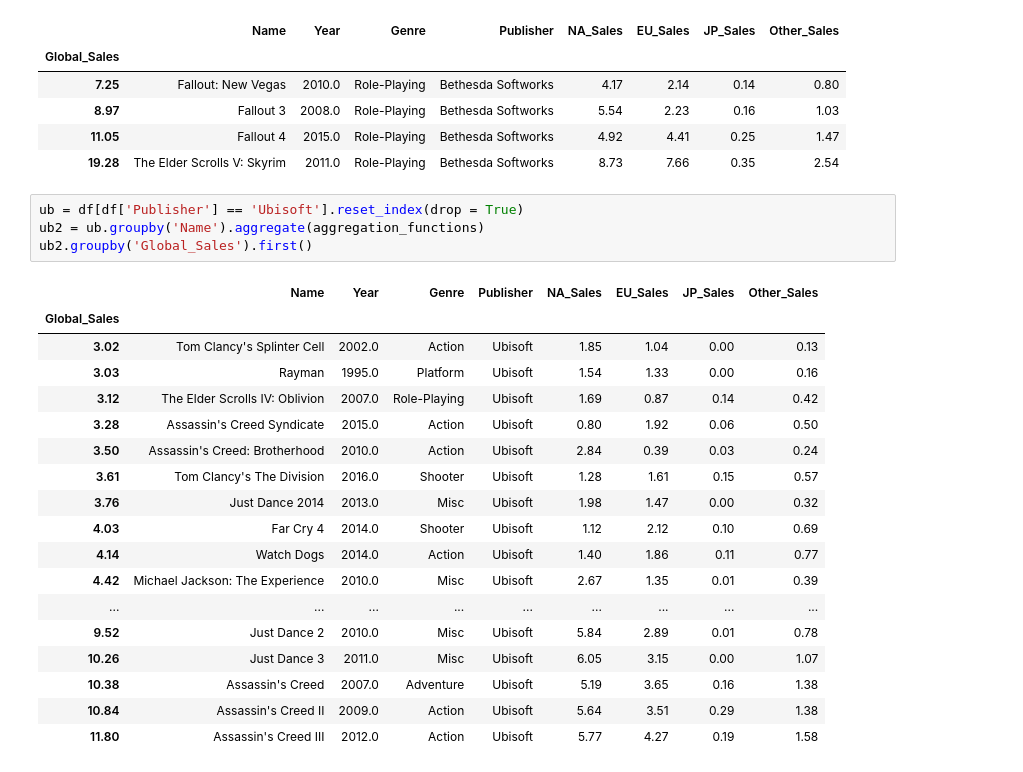
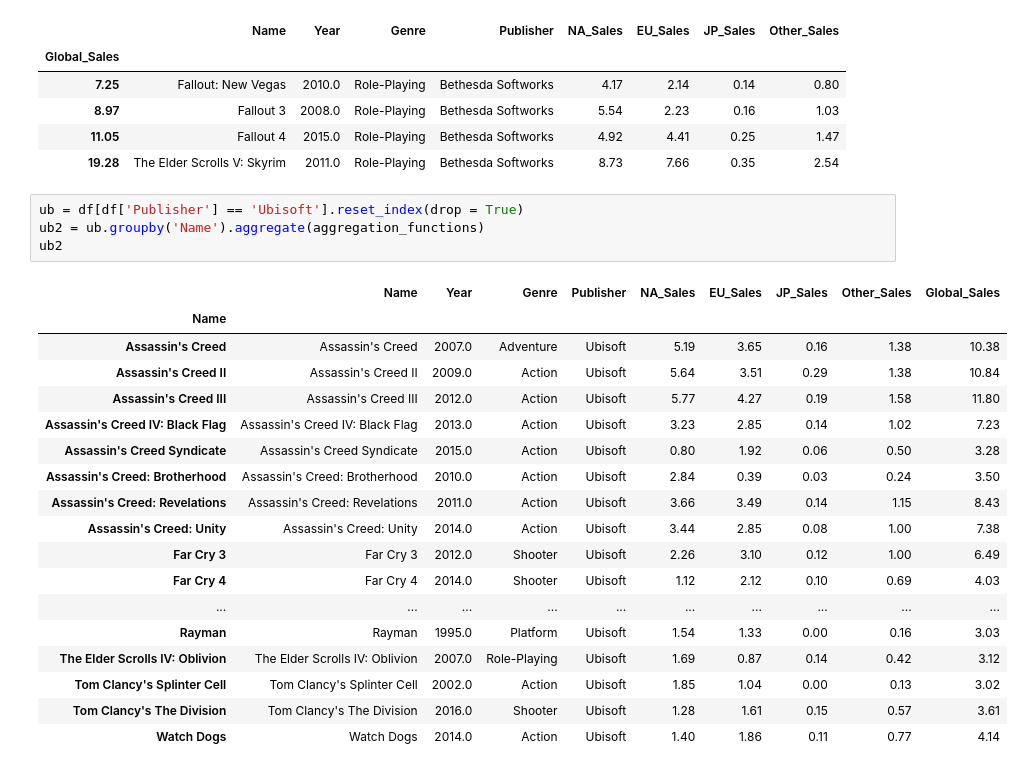
Before and after one commit to paulaked/data25-visualisations, a Jupyter notebook: Visualisations/Untitled.ipynb, the cells around one changed output. Drawn from its saved outputs; the diff is of its cells as text.

```diff
--- a/Visualisations/Untitled.ipynb
+++ b/Visualisations/Untitled.ipynb
@@ -174,23 +174,23 @@ bs2.groupby('Global_Sales').first()
 # %%
 ub = df[df['Publisher'] == 'Ubisoft'].reset_index(drop = True)
 ub2 = ub.groupby('Name').aggregate(aggregation_functions)
-ub2.groupby('Global_Sales').first()
+ub2
 # %% [output]
-|  | Name | Year | Genre | Publisher | NA_Sales | EU_Sales | JP_Sales | Other_Sales |
-| Global_Sales |  |  |  |  |  |  |  |  |
-| 3.02 | Tom Clancy's Splinter Cell | 2002.0 | Action | Ubisoft | 1.85 | 1.04 | 0.00 | 0.13 |
-| 3.03 | Rayman | 1995.0 | Platform | Ubisoft | 1.54 | 1.33 | 0.00 | 0.16 |
-| 3.12 | The Elder Scrolls IV: Oblivion | 2007.0 | Role-Playing | Ubisoft | 1.69 | 0.87 | 0.14 | 0.42 |
-| 3.28 | Assassin's Creed Syndicate | 2015.0 | Action | Ubisoft | 0.80 | 1.92 | 0.06 | 0.50 |
-| 3.50 | Assassin's Creed: Brotherhood | 2010.0 | Action | Ubisoft | 2.84 | 0.39 | 0.03 | 0.24 |
-| 3.61 | Tom Clancy's The Division | 2016.0 | Shooter | Ubisoft | 1.28 | 1.61 | 0.15 | 0.57 |
-| 3.76 | Just Dance 2014 | 2013.0 | Misc | Ubisoft | 1.98 | 1.47 | 0.00 | 0.32 |
-| 4.03 | Far Cry 4 | 2014.0 | Shooter | Ubisoft | 1.12 | 2.12 | 0.10 | 0.69 |
-| 4.14 | Watch Dogs | 2014.0 | Action | Ubisoft | 1.40 | 1.86 | 0.11 | 0.77 |
-| 4.42 | Michael Jackson: The Experience | 2010.0 | Misc | Ubisoft | 2.67 | 1.35 | 0.01 | 0.39 |
-| ... | ... | ... | ... | ... | ... | ... | ... | ... |
-| 9.52 | Just Dance 2 | 2010.0 | Misc | Ubisoft | 5.84 | 2.89 | 0.01 | 0.78 |
-| 10.26 | Just Dance 3 | 2011.0 | Misc | Ubisoft | 6.05 | 3.15 | 0.00 | 1.07 |
-| 10.38 | Assassin's Creed | 2007.0 | Adventure | Ubisoft | 5.19 | 3.65 | 0.16 | 1.38 |
-| 10.84 | Assassin's Creed II | 2009.0 | Action | Ubisoft | 5.64 | 3.51 | 0.29 | 1.38 |
-| 11.80 | Assassin's Creed III | 2012.0 | Action | Ubisoft | 5.77 | 4.27 | 0.19 | 1.58 |
+|  | Name | Year | Genre | Publisher | NA_Sales | EU_Sales | JP_Sales | Other_Sales | Global_Sales |
+| Name |  |  |  |  |  |  |  |  |  |
+| Assassin's Creed | Assassin's Creed | 2007.0 | Adventure | Ubisoft | 5.19 | 3.65 | 0.16 | 1.38 | 10.38 |
+| Assassin's Creed II | Assassin's Creed II | 2009.0 | Action | Ubisoft | 5.64 | 3.51 | 0.29 | 1.38 | 10.84 |
+| Assassin's Creed III | Assassin's Creed III | 2012.0 | Action | Ubisoft | 5.77 | 4.27 | 0.19 | 1.58 | 11.80 |
+| Assassin's Creed IV: Black Flag | Assassin's Creed IV: Black Flag | 2013.0 | Action | Ubisoft | 3.23 | 2.85 | 0.14 | 1.02 | 7.23 |
+| Assassin's Creed Syndicate | Assassin's Creed Syndicate | 2015.0 | Action | Ubisoft | 0.80 | 1.92 | 0.06 | 0.50 | 3.28 |
+| Assassin's Creed: Brotherhood | Assassin's Creed: Brotherhood | 2010.0 | Action | Ubisoft | 2.84 | 0.39 | 0.03 | 0.24 | 3.50 |
+| Assassin's Creed: Revelations | Assassin's Creed: Revelations | 2011.0 | Action | Ubisoft | 3.66 | 3.49 | 0.14 | 1.15 | 8.43 |
+| Assassin's Creed: Unity | Assassin's Creed: Unity | 2014.0 | Action | Ubisoft | 3.44 | 2.85 | 0.08 | 1.00 | 7.38 |
+| Far Cry 3 | Far Cry 3 | 2012.0 | Shooter | Ubisoft | 2.26 | 3.10 | 0.12 | 1.00 | 6.49 |
+| Far Cry 4 | Far Cry 4 | 2014.0 | Shooter | Ubisoft | 1.12 | 2.12 | 0.10 | 0.69 | 4.03 |
+| ... | ... | ... | ... | ... | ... | ... | ... | ... | ... |
+| Rayman | Rayman | 1995.0 | Platform | Ubisoft | 1.54 | 1.33 | 0.00 | 0.16 | 3.03 |
+| The Elder Scrolls IV: Oblivion | The Elder Scrolls IV: Oblivion | 2007.0 | Role-Playing | Ubisoft | 1.69 | 0.87 | 0.14 | 0.42 | 3.12 |
+| Tom Clancy's Splinter Cell | Tom Clancy's Splinter Cell | 2002.0 | Action | Ubisoft | 1.85 | 1.04 | 0.00 | 0.13 | 3.02 |
+| Tom Clancy's The Division | Tom Clancy's The Division | 2016.0 | Shooter | Ubisoft | 1.28 | 1.61 | 0.15 | 0.57 | 3.61 |
+| Watch Dogs | Watch Dogs | 2014.0 | Action | Ubisoft | 1.40 | 1.86 | 0.11 | 0.77 | 4.14 |
```
Also changed, not shown: parts of 16 cells of this notebook.
